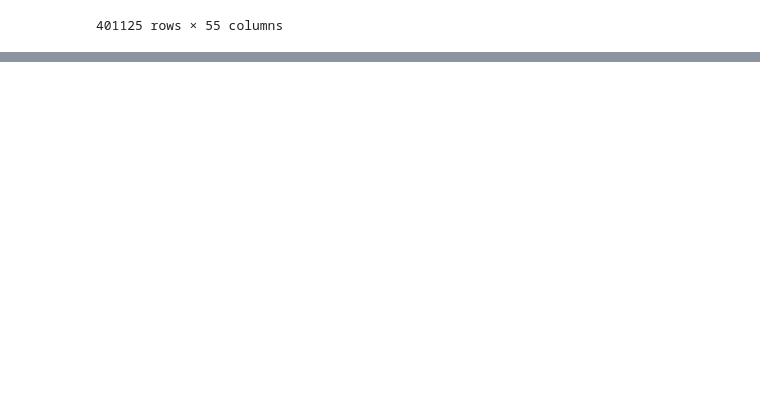
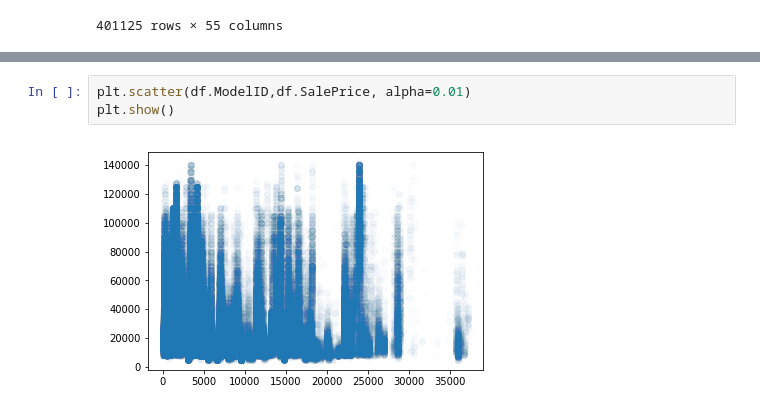
Before and after one commit to tomasbielskis/regression-case-study, a Jupyter notebook: tomas_eda.ipynb, the cells around one changed output, grey strips where cells are left out. Saved outputs shown, nothing was run; the diff lists cells and outputs as text; blank space fills up the shorter version.

```diff
--- a/tomas_eda.ipynb
+++ b/tomas_eda.ipynb
@@ -306,0 +354,5 @@ train, test = train.align(test, join='inner', axis=1)
+# %%
+plt.scatter(df.ModelID,df.SalePrice, alpha=0.01)
+plt.show()
+# %% [output]
+[figure, added]
```
Also changed, not shown: parts of 6 cells of this notebook.
